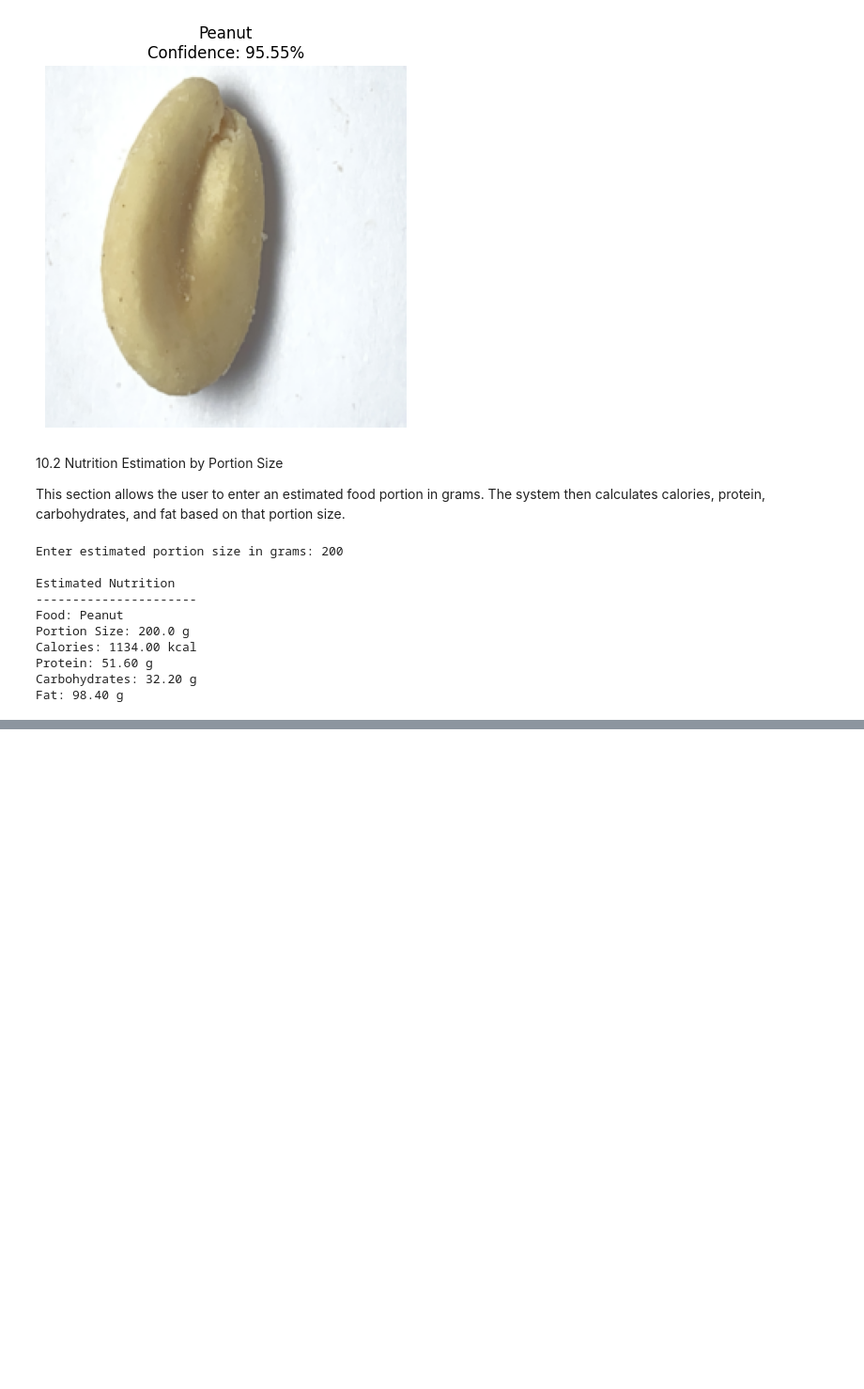
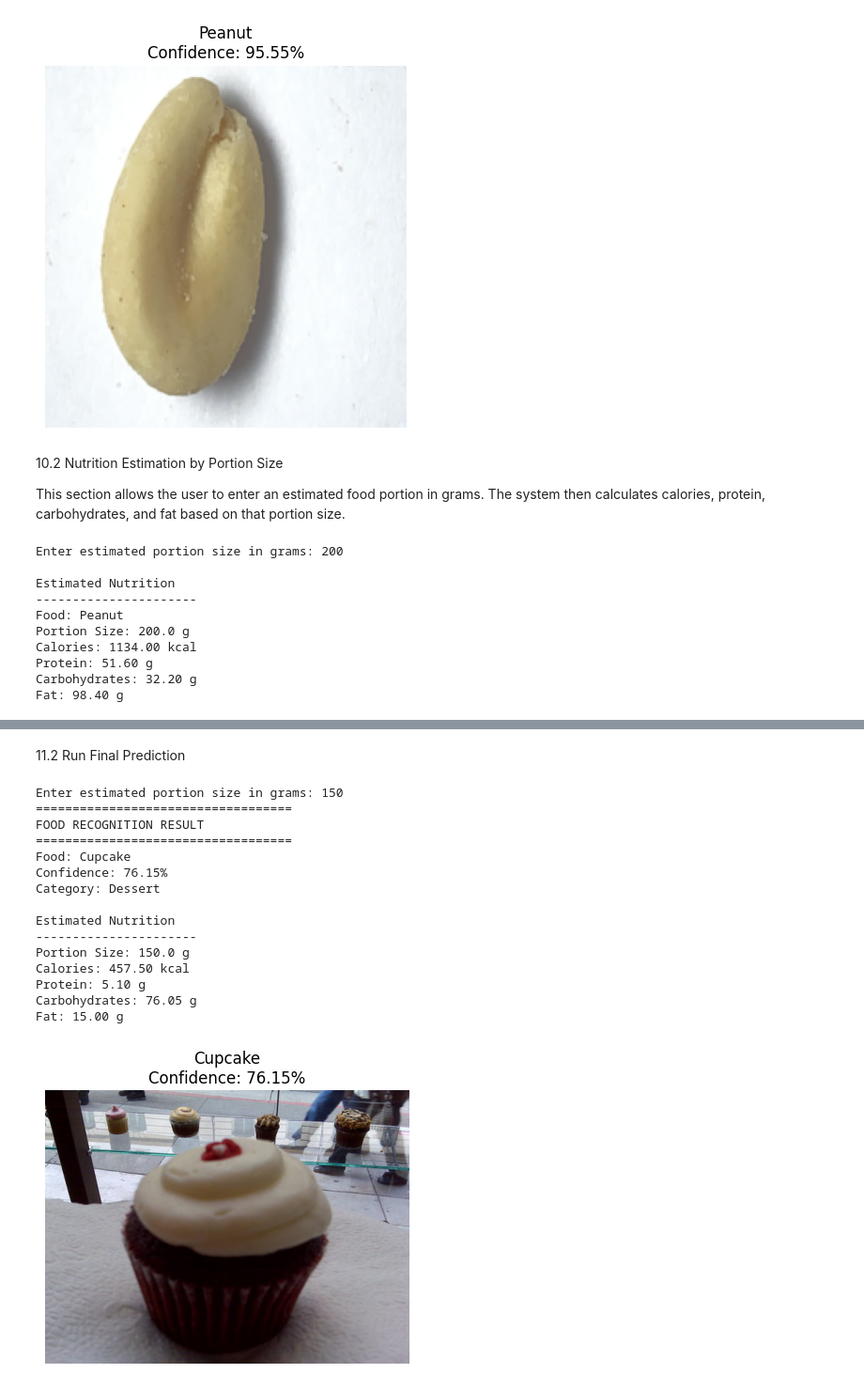
Before and after one commit to yeansreymom25-eng/food-recognition-nutrition, a Jupyter notebook: food_recognition.ipynb, the cells around one changed output, grey strips where cells are left out. Shown at 94% size. Saved outputs shown, nothing was run; the diff lists cells and outputs as text; code cells hidden in the pictures; blank space fills up the shorter version.

Commit message:
Add final food prediction and nutrition function

```diff
--- a/food_recognition.ipynb
+++ b/food_recognition.ipynb
@@ -2034,0 +2151,4 @@ Fat: 98.40 g
+# %%
+from google.colab import files
+
+uploaded = files.upload()
@@ -2034,0 +2158,30 @@ Fat: 98.40 g
+# %% [markdown]
+11.2 Run Final Prediction
+# %%
+uploaded_filename = list(uploaded.keys())[0]
+
+portion = float(
+    input("Enter estimated portion size in grams: ")
+)
+
+predict_food(
+    uploaded_filename,
+    portion_grams=portion
+)
+# %% [output]
+Enter estimated portion size in grams: 150
+===================================
+FOOD RECOGNITION RESULT
+===================================
+Food: Cupcake
+Confidence: 76.15%
+Category: Dessert
+
+Estimated Nutrition
+----------------------
+Portion Size: 150.0 g
+Calories: 457.50 kcal
+Protein: 5.10 g
+Carbohydrates: 76.05 g
+Fat: 15.00 g
+[figure, added]
```
Also changed, not shown: parts of 4 cells of this notebook.
